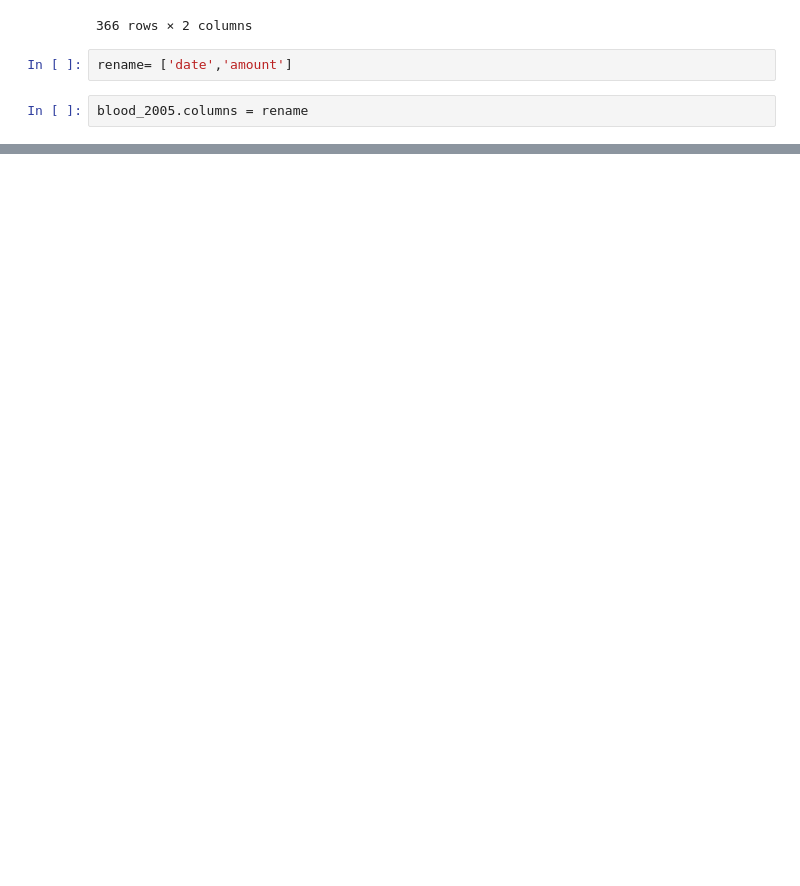
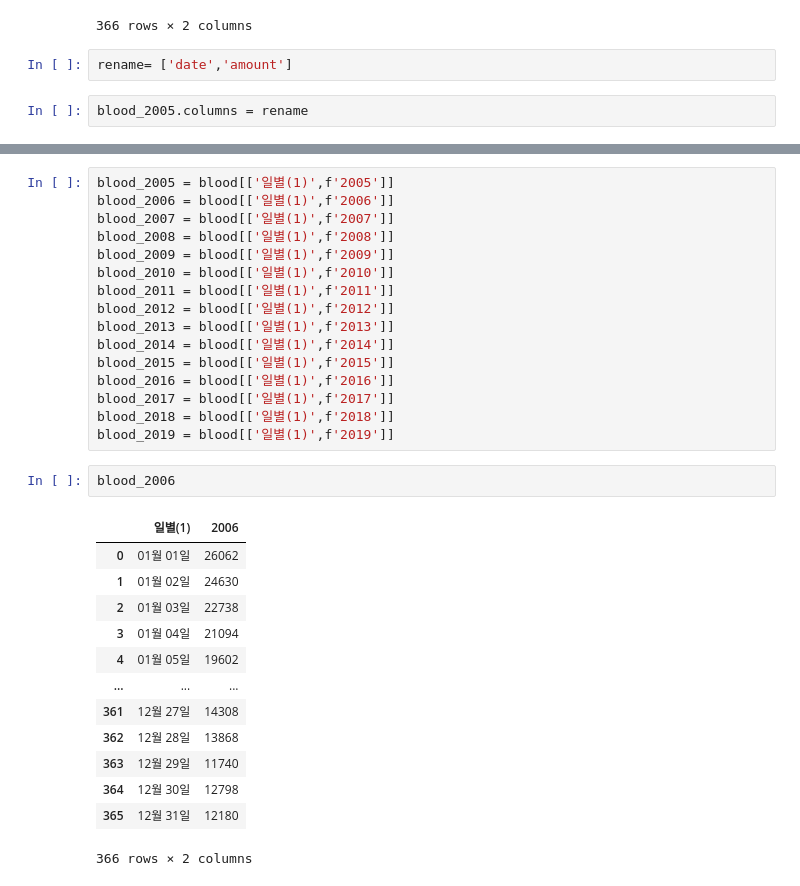
Before and after one commit to dch9610/BAB_Project, a Jupyter notebook: 수혈용 혈액 보유 추이.ipynb, the cells around one changed output, grey strips where cells are left out. Cells and saved outputs as stored; diff of their text form; blank space fills up the shorter version.

```diff
--- a/수혈용 혈액 보유 추이.ipynb
+++ b/수혈용 혈액 보유 추이.ipynb
@@ -196,0 +259,32 @@ blood_2005.columns = rename
+# %%
+blood_2005 = blood[['일별(1)',f'2005']]
+blood_2006 = blood[['일별(1)',f'2006']]
+blood_2007 = blood[['일별(1)',f'2007']]
+blood_2008 = blood[['일별(1)',f'2008']]
+blood_2009 = blood[['일별(1)',f'2009']]
+blood_2010 = blood[['일별(1)',f'2010']]
+blood_2011 = blood[['일별(1)',f'2011']]
+blood_2012 = blood[['일별(1)',f'2012']]
+blood_2013 = blood[['일별(1)',f'2013']]
+blood_2014 = blood[['일별(1)',f'2014']]
+blood_2015 = blood[['일별(1)',f'2015']]
+blood_2016 = blood[['일별(1)',f'2016']]
+blood_2017 = blood[['일별(1)',f'2017']]
+blood_2018 = blood[['일별(1)',f'2018']]
+blood_2019 = blood[['일별(1)',f'2019']]
+# %%
+blood_2006
+# %% [output]
+|  | 일별(1) | 2006 |
+| 0 | 01월 01일 | 26062 |
+| 1 | 01월 02일 | 24630 |
+| 2 | 01월 03일 | 22738 |
+| 3 | 01월 04일 | 21094 |
+| 4 | 01월 05일 | 19602 |
+| ... | ... | ... |
+| 361 | 12월 27일 | 14308 |
+| 362 | 12월 28일 | 13868 |
+| 363 | 12월 29일 | 11740 |
+| 364 | 12월 30일 | 12798 |
+| 365 | 12월 31일 | 12180 |
+366 rows × 2 columns
```
Also changed, not shown: parts of 12 cells of this notebook.
